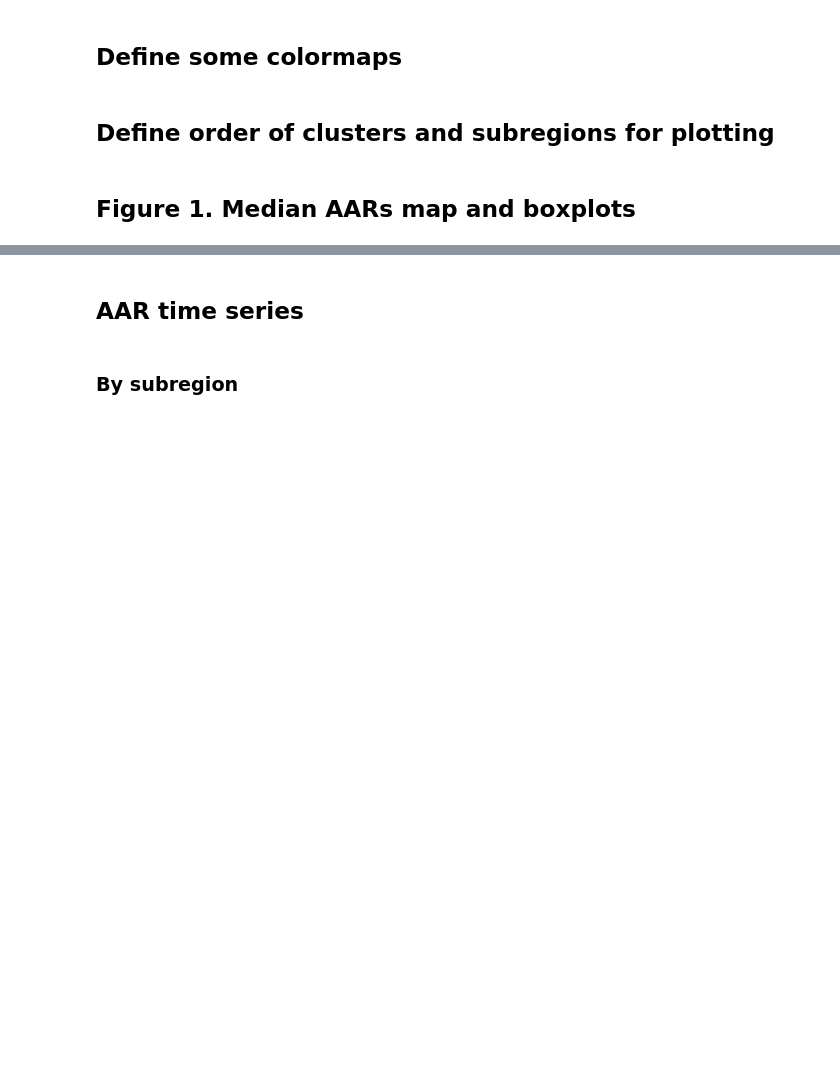
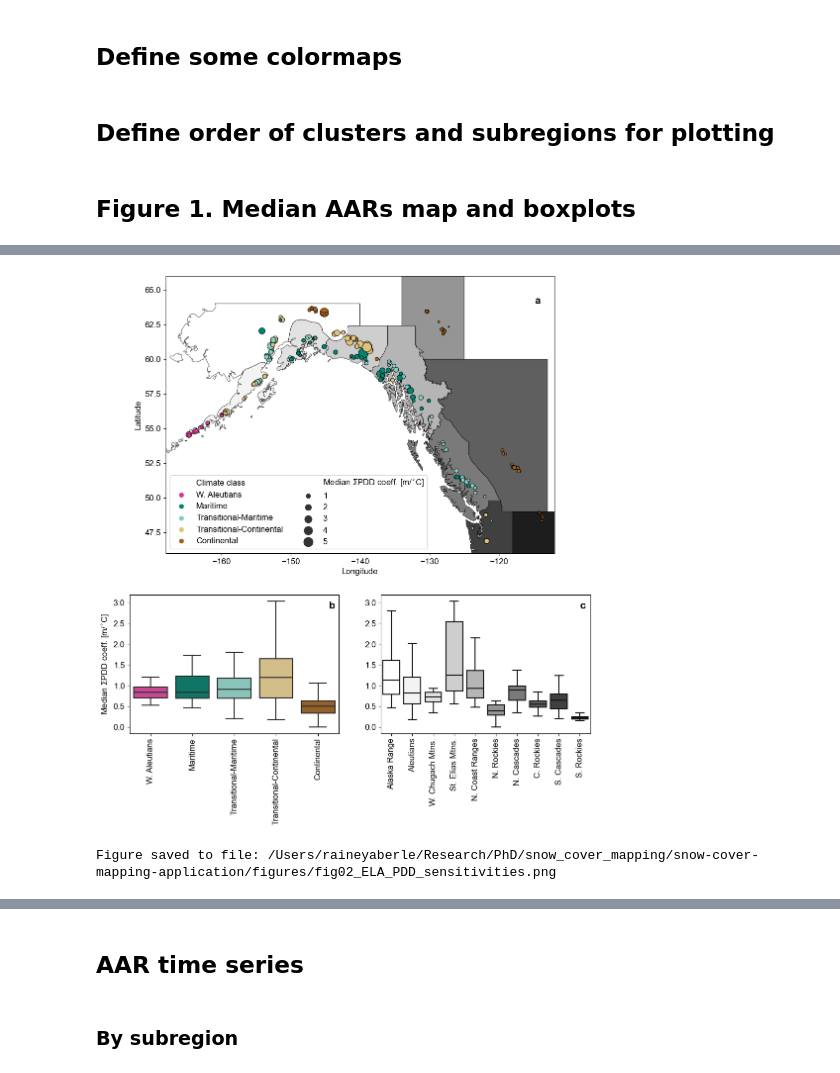
Before and after one commit to RaineyAbe/snow-cover-mapping-application, a Jupyter notebook: notebooks/6_make_figures.ipynb, the cells around one changed output, grey strips where cells are left out. Drawn from its saved outputs; the diff is of its cells as text; code cells hidden in the pictures; blank space fills up the shorter version.

Commit message:
Making/editing figures - remotely-sensed PDD vs. ELA coefficients

```diff
--- a/notebooks/6_make_figures.ipynb
+++ b/notebooks/6_make_figures.ipynb
@@ -53,6 +53,19 @@ subregions_cmap_dict = {'Brooks Range': 'c',
                         'C. Rockies': '#9657d9',
                         'S. Cascades': '#ff7f00',
                         'S. Rockies': '#6a3d9a'}
+
+cmap = plt.cm.Greys
+n = len(subregions_cmap_dict)
+subregions_cmap_dict_grey = {'Alaska Range': cmap(0/n),
+                             'Aleutians': cmap(1/n),
+                             'W. Chugach Mtns.': cmap(2/n),
+                             'St. Elias Mtns.': cmap(3/n),
+                             'N. Coast Ranges': cmap(4/n),
+                             'N. Rockies': cmap(5/n),
+                             'N. Cascades': cmap(6/n),
+                             'C. Rockies': cmap(7/n),
+                             'S. Cascades': cmap(8/n),
+                             'S. Rockies': cmap(9/n)}
 # %% [markdown]
 ## Define order of clusters and subregions for plotting
 # %%
@@ -228,0 +291,61 @@ print('Figure saved to file:', fig_fn)
+# %%
+fontsize=12
+plt.rcParams.update({'font.size':fontsize, 'font.sans-serif':'Arial'})
+fig = plt.figure(figsize=(12,12))
+gs = matplotlib.gridspec.GridSpec(2, 2, height_ratios=[2,1])
+ax = [fig.add_subplot(gs[0,:]),
+      fig.add_subplot(gs[1,0]), fig.add_subplot(gs[1,1])]
+
+# Map view
+# Subregion outlines
+for subregion in rgi_O2['Subregion'].drop_duplicates().values:
+    rgi_O2_subregion = rgi_O2.loc[rgi_O2['Subregion']==subregion]
+    color = subregions_cmap_dict_grey[subregion]
+    rgi_O2_subregion.plot(ax=ax[0], facecolor=color, edgecolor='k', linewidth=0.5)
+sns.scatterplot(data=fits_obs_df, x='centroid_x', y='centroid_y', edgecolor='k', linewidth=0.7,
+                hue='clustName', palette=cluster_cmap_dict, size='coef_PDD_median',
+                sizes=(2,200), ax=ax[0])
+handles, labels = ax[0].get_legend_handles_labels()
+labels = [x.replace('clustName', 'Climate class').replace('coef_PDD_median', 'Median $\Sigma$PDD coeff. [m/$^{\circ}$C]')
+          for x in labels]
+ax[0].legend(handles, labels, loc='lower left', bbox_to_anchor=[0.0, 0, 0.2, 0.2], ncols=2)
+ax[0].set_xlim(-168, -112)
+ax[0].set_ylim(46, 66)
+ax[0].set_xlabel('Longitude')
+ax[0].set_ylabel('Latitude')
+ax[0].set_aspect(2)
+
+# Box plots
+sns.boxplot(data=fits_obs_df, x='clustName', y='coef_PDD_median',
+            hue='clustName', palette=cluster_cmap_dict, dodge=False, showfliers=False, ax=ax[1])
+ax[1].legend().remove()
+ax[1].set_xticklabels(ax[1].get_xticklabels(), rotation=90)
+ax[1].set_ylabel('Median $\Sigma$PDD coeff. [m/$^{\circ}$C]')
+ax[1].set_xlabel('')
+# Sort by subregions order for plotting
+fits_obs_df['Subregion'] = pd.Categorical(fits_obs_df['Subregion'], list(subregions_cmap_dict_grey.keys()))
+fits_obs_df.sort_values(by='Subregion', inplace=True)
+fits_obs_df.reset_index(drop=True, inplace=True)
+sns.boxplot(data=fits_obs_df, x='Subregion', y='coef_PDD_median',
+            hue='Subregion', palette=subregions_cmap_dict_grey, dodge=False, showfliers=False, ax=ax[2])
+ax[2].legend().remove()
+ax[2].set_xticklabels(ax[2].get_xticklabels(), rotation=90)
+ax[2].set_ylabel('')
+ax[2].set_xlabel('')
+
+# Add text labels
+text_labels = ['a', 'b', 'c']
+for i, axis in enumerate(ax):
+    axis.text((axis.get_xlim()[1] - axis.get_xlim()[0])*0.95 + axis.get_xlim()[0],
+              (axis.get_ylim()[1] - axis.get_ylim()[0])*0.9 + axis.get_ylim()[0],
+              text_labels[i], fontsize=fontsize+3, fontweight='bold')
+
+plt.show()
+
+# Save figure
+fig_fn = os.path.join(figures_out_path, 'fig02_ELA_PDD_sensitivities.png')
+fig.savefig(fig_fn, dpi=300, bbox_inches='tight')
+print('Figure saved to file:', fig_fn)
+# %% [output]
+[figure, added]
+Figure saved to file: /Users/raineyaberle/Research/PhD/snow_cover_mapping/snow-cover-mapping-application/figures/fig02_ELA_PDD_sensitivities.png
```
Also changed, not shown: parts of 13 cells of this notebook, 1 other file.
